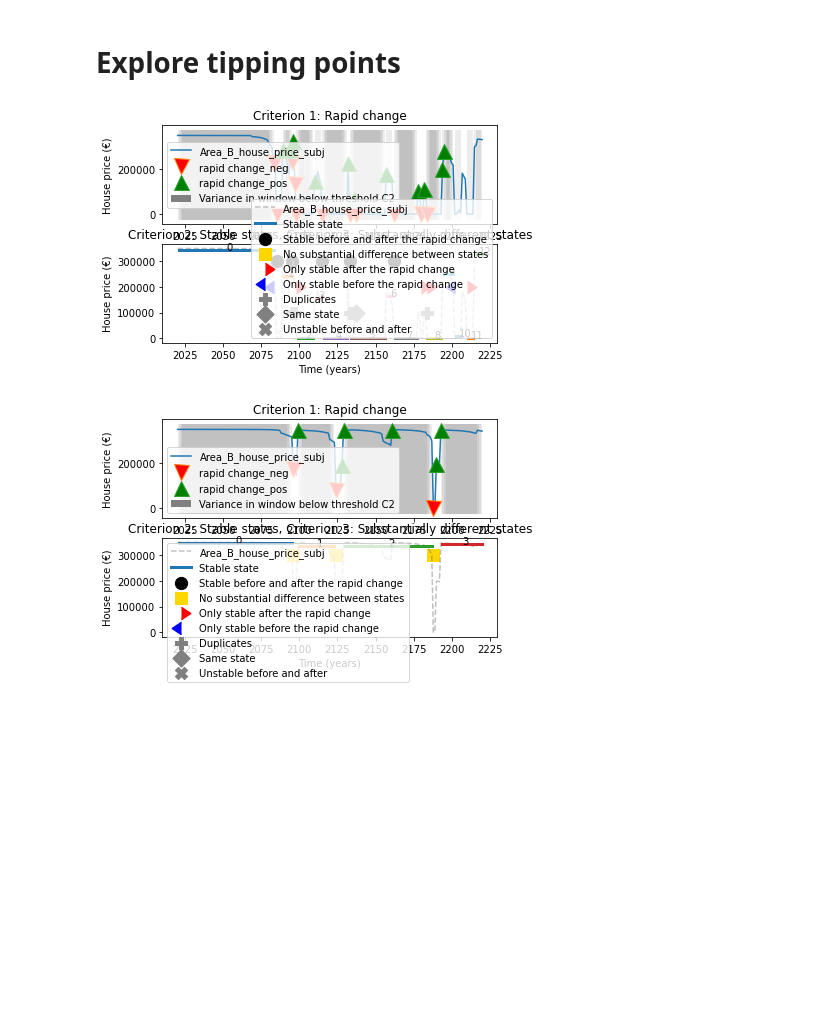
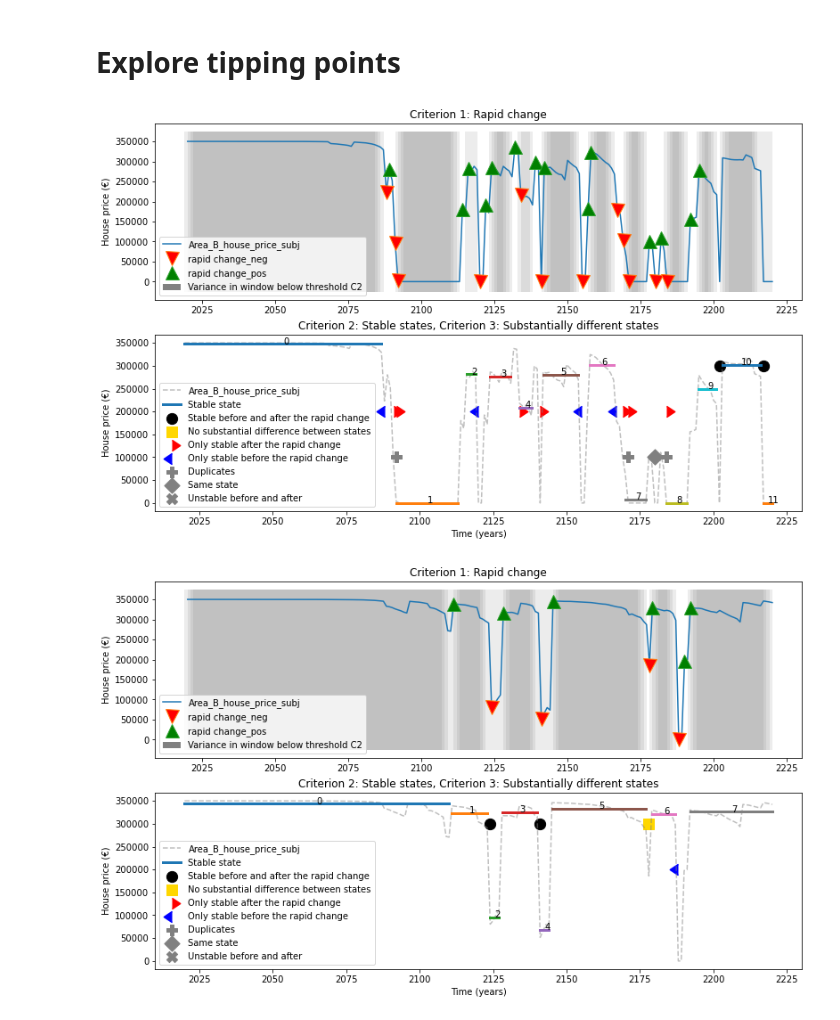
Before and after one commit to keesvanginkel/Urban-SETP, a Jupyter notebook: 00_Rotty_compare_SLR_per_Mayor.ipynb, the cells around one changed output. Saved outputs shown, nothing was run; the diff lists cells and outputs as text; code cells hidden in the pictures; blank space fills up the shorter version.

```diff
--- a/00_Rotty_compare_SLR_per_Mayor.ipynb
+++ b/00_Rotty_compare_SLR_per_Mayor.ipynb
@@ -318,12 +317,12 @@ Target folder Visualisations\2021_2_19 already exists
 # %%
 
 for experiment in experiments:
     experiment.create_Metrics()
     M = experiment.allMetrics[3]
-    M.create_statistics()
-    M.find_SETP_candidates(c1=0.15,c2=0.2e10,c3=10, window=4,margin=2)
+    M.create_statistics(window=4)
+    M.find_SETP_candidates(c1=0.15,c2=1e9,c3=10, margin=2)
     M.select_SETPs(sign=-1)
-    M.plot_SETPs(window=4)
+    M.plot_SETPs(figsize=(13,8))
 # %% [output]
-[figure, old version]
+[figure, new version]
-[figure, old version]
+[figure, new version]
```
Also changed, not shown: parts of 4 cells of this notebook, 14 other files.
